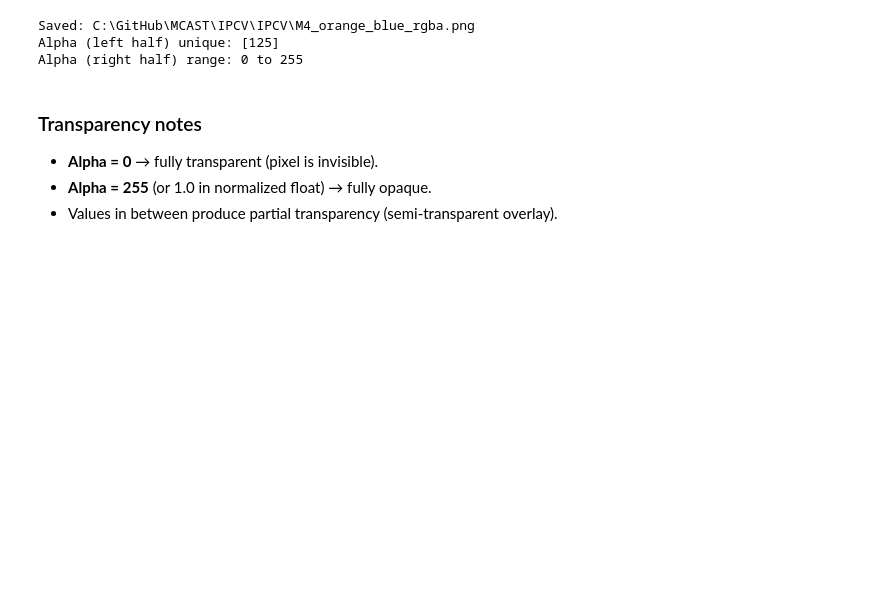
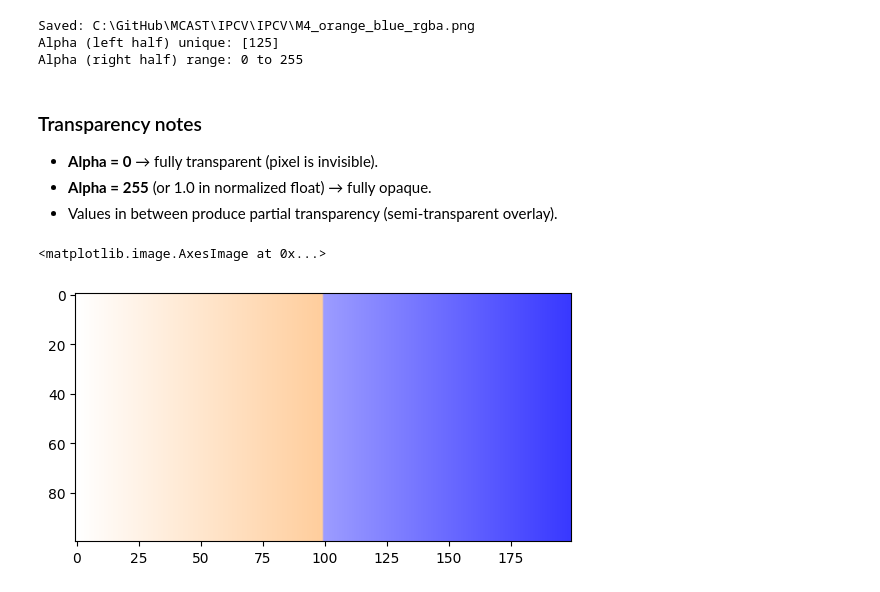
Before and after one commit to SteveCiliaMcast/IPCV, a Jupyter notebook: Worksheet1_Answers.ipynb, the cells around one changed output. Drawn from its saved outputs; the diff is of its cells as text; code cells hidden in the pictures; blank space fills up the shorter version.

```diff
--- a/Worksheet1_Answers.ipynb
+++ b/Worksheet1_Answers.ipynb
@@ -45,3 +46,13 @@ M with elements > 9 set to 0:
  [[2 4 6 8]
  [0 0 0 0]
  [5 0 0 0]]
+# %%
+# Sir Version
+shape = M.shape
+print('Shape of M:', shape)
+for x in range(0,shape[0]):
+    for y in range(0,shape[1]):
+        if M[x,y]>9:
+            M[x,y]=0
+
+print('Modified M:\n', M)
@@ -145,3 +162,18 @@ Alpha (right half) range: 0 to 255
 - **Alpha = 0** → fully transparent (pixel is invisible).
 - **Alpha = 255** (or 1.0 in normalized float) → fully opaque.
 - Values in between produce partial transparency (semi‑transparent overlay).
+# %%
+# Sir code
+
+
+M5 = np.zeros([100,200,4], dtype=np.uint8)
+M5[:, :100] = [255,128,0, 255]
+M5[:, 100:] = [0,0,255,255]
+
+for x in range(200):
+    M5[:,x,3] = x #{:,:,3} refers to alpha channel
+
+plt.imshow(M5)
+# %% [output]
+<matplotlib.image.AxesImage at 0x...>
+[figure, added]
```
Also changed, not shown: parts of 3 cells of this notebook, 3 other files.
